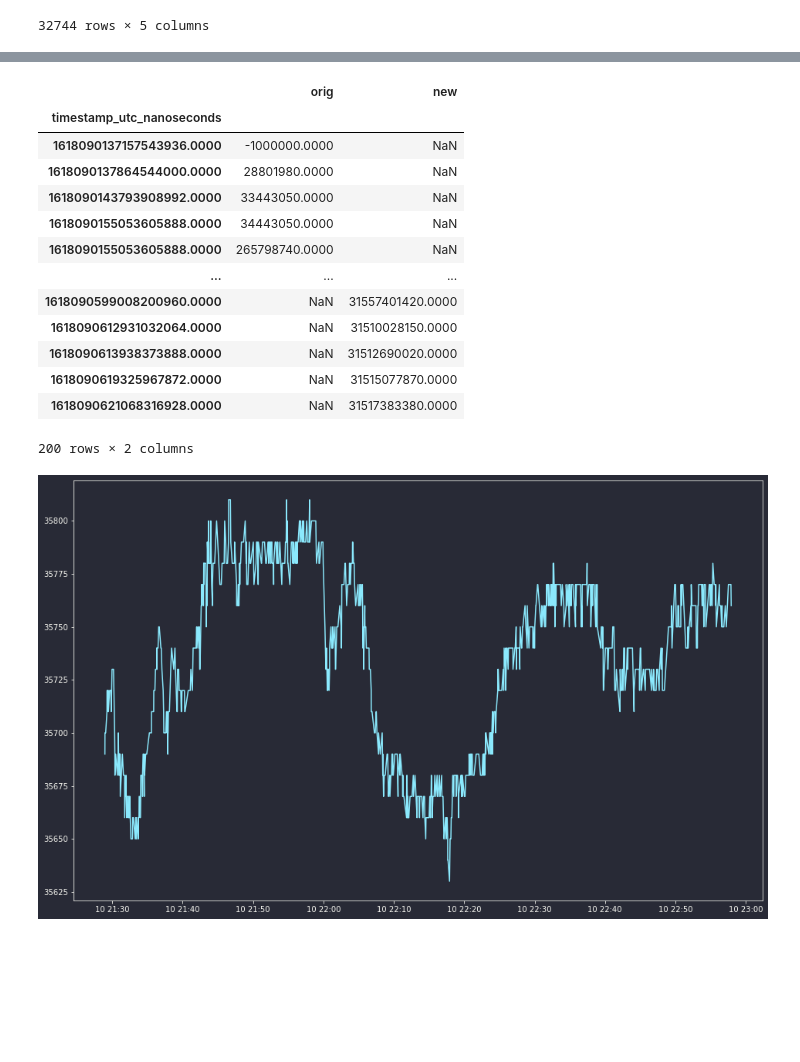
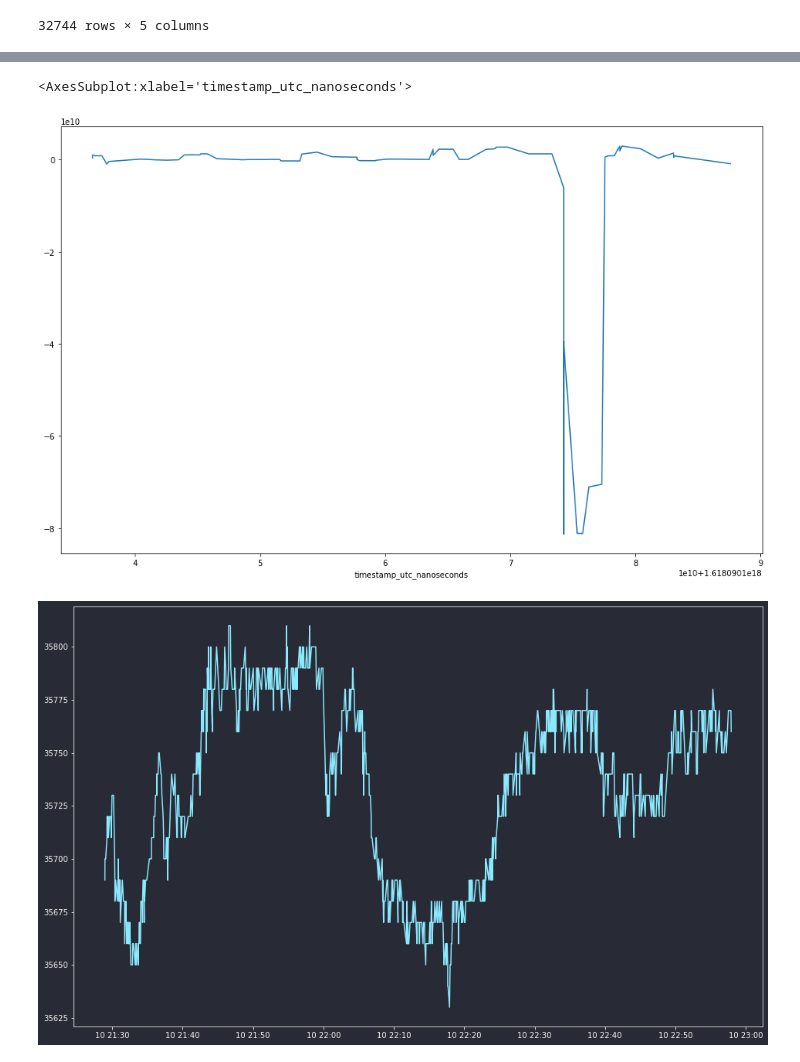
Before and after one commit to philipwlee/regquant, a Jupyter notebook: hw4_flow/hw4_flow_philip_lee_12129240.ipynb, the cells around one changed output, grey strips where cells are left out. Cells and saved outputs as stored; diff of their text form; code cells hidden in the pictures; blank space fills up the shorter version.

```diff
--- a/hw4_flow/hw4_flow_philip_lee_12129240.ipynb
+++ b/hw4_flow/hw4_flow_philip_lee_12129240.ipynb
@@ -107,27 +153,17 @@ tshi.plot()
 # %%
 tshi.name = "new"
 
 unholy = pd.concat([orig.to_frame("orig"), tshi.to_frame("new")], axis=0)
-unholy
-# unholy.sort_index(inplace=True)
-# unholy.fillna(method="ffill", inplace=True)
+unholy.sort_index(inplace=True)
+unholy.fillna(method="ffill", inplace=True)
 
-# unholy.loc[orig.index,:].plot()
+spread = unholy["orig"] - unholy["new"]
+spread = spread.loc[orig.index].dropna()
+
+spread.plot()
 # %% [output]
-|  | orig | new |
-| timestamp_utc_nanoseconds |  |  |
-| 1618090137157543936.0000 | -1000000.0000 | NaN |
-| 1618090137864544000.0000 | 28801980.0000 | NaN |
-| 1618090143793908992.0000 | 33443050.0000 | NaN |
-| 1618090155053605888.0000 | 34443050.0000 | NaN |
-| 1618090155053605888.0000 | 265798740.0000 | NaN |
-| ... | ... | ... |
-| 1618090599008200960.0000 | NaN | 31557401420.0000 |
-| 1618090612931032064.0000 | NaN | 31510028150.0000 |
-| 1618090613938373888.0000 | NaN | 31512690020.0000 |
-| 1618090619325967872.0000 | NaN | 31515077870.0000 |
-| 1618090621068316928.0000 | NaN | 31517383380.0000 |
-200 rows × 2 columns
+<AxesSubplot:xlabel='timestamp_utc_nanoseconds'>
+[figure, added]
 # %%
 plot_df = trd_raw.iloc[:1000,:]
 
```
Also changed, not shown: parts of 9 cells of this notebook.
